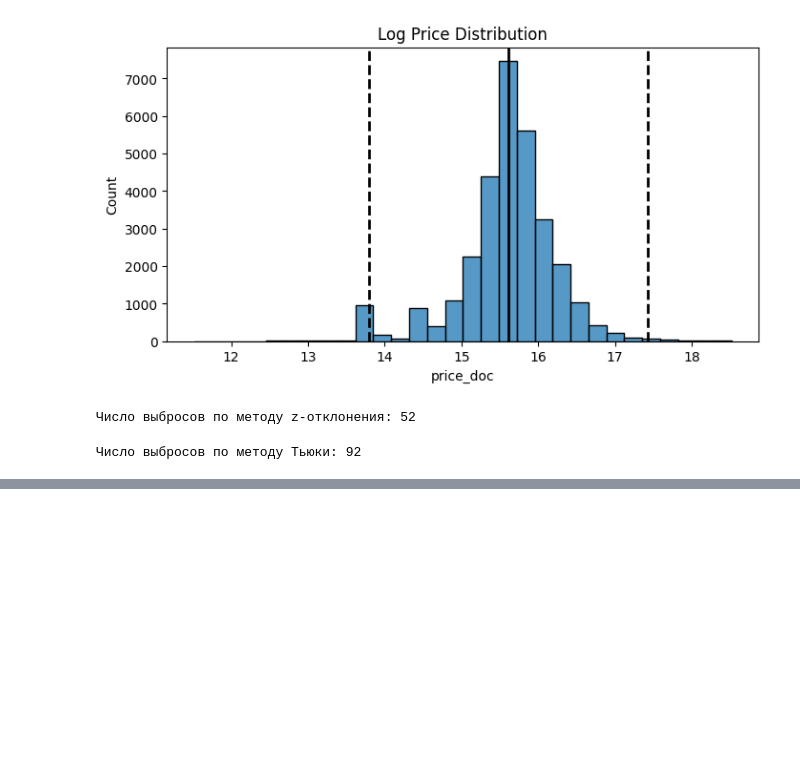
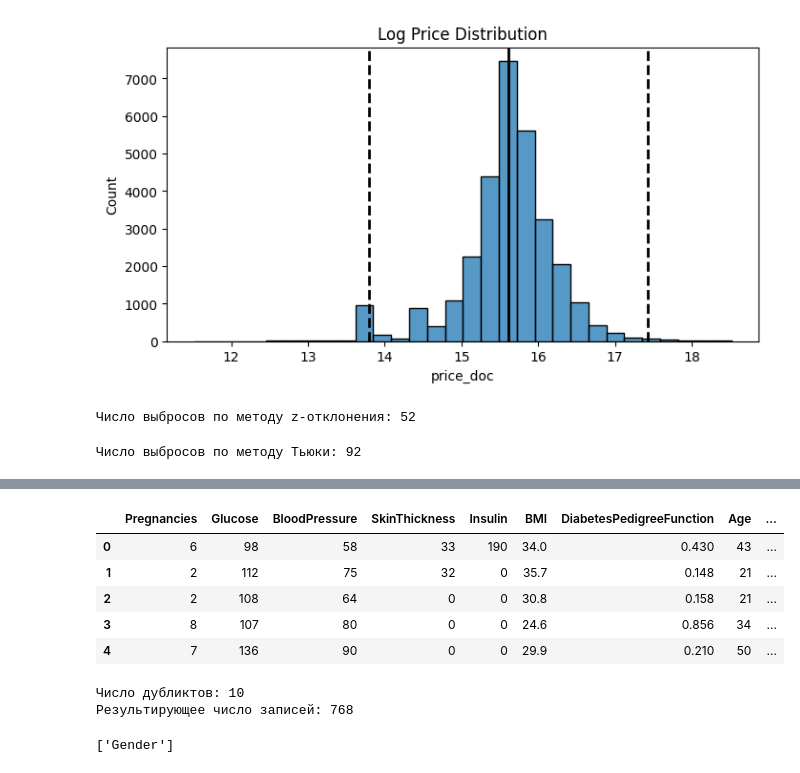
Before and after one commit to xsomxsomx/DST-1024, a Jupyter notebook: Skillfactory/PYTHON-14. Очистка данных/Theory.ipynb, the cells around one changed output, grey strips where cells are left out. Saved outputs shown, nothing was run; the diff lists cells and outputs as text; code cells hidden in the pictures; blank space fills up the shorter version.

```diff
--- a/Skillfactory/PYTHON-14. Очистка данных/Theory.ipynb
+++ b/Skillfactory/PYTHON-14. Очистка данных/Theory.ipynb
@@ -842,0 +941,41 @@ print(f'Число выбросов по методу Тьюки: {outliers.shap
+# %%
+# Прочитаем наши данные и выведем первые пять строк таблицы:
+diabetes = pd.read_csv('C:\Учёба\IDE\Skillfactory\PYTHON-14. Очистка данных\data/diabetes_data.csv')
+diabetes.head()
+# %% [output]
+|  | Pregnancies | Glucose | BloodPressure | SkinThickness | Insulin | BMI | DiabetesPedigreeFunction | Age | ... |
+| 0 | 6 | 98 | 58 | 33 | 190 | 34.0 | 0.430 | 43 | ... |
+| 1 | 2 | 112 | 75 | 32 | 0 | 35.7 | 0.148 | 21 | ... |
+| 2 | 2 | 108 | 64 | 0 | 0 | 30.8 | 0.158 | 21 | ... |
+| 3 | 8 | 107 | 80 | 0 | 0 | 24.6 | 0.856 | 34 | ... |
+| 4 | 7 | 136 | 90 | 0 | 0 | 29.9 | 0.210 | 50 | ... |
+# %%
+# Начнём с поиска дубликатов в данных. Найдите все повторяющиеся
+# строки в данных и удалите их. Для поиска используйте все
+# признаки в данных. Сколько записей осталось в данных?
+duplicates = diabetes[diabetes.duplicated()]
+print('Число дубликтов: {}'.format(duplicates.shape[0]))
+diabetes = diabetes.drop_duplicates()
+print('Результирующее число записей: {}'.format(diabetes.shape[0]))
+# %% [output]
+Число дубликтов: 10
+Результирующее число записей: 768
+# %%
+# Далее найдите все неинформативные признаки в данных и избавьтесь
+# от них. В качестве порога информативности возьмите 0.95: удалите
+# все признаки, для которых 95 % значений повторяются или 95 %
+# записей уникальны.
+def low_informative_feature(data):
+    low_information_cols = []
+    for col in data.columns:
+        top_freq = data[col].value_counts(normalize=True).max()
+        nunique_ratio = data[col].nunique() / data[col].count()
+        if top_freq > 0.95:
+            low_information_cols.append(col)
+        if nunique_ratio > 0.95:
+            low_information_cols.append(col)
+    return low_information_cols
+low_information_cols = low_informative_feature(diabetes)
+print(low_information_cols)
+# %% [output]
+['Gender']
```
Also changed, not shown: parts of 11 cells of this notebook, 1 other file.
